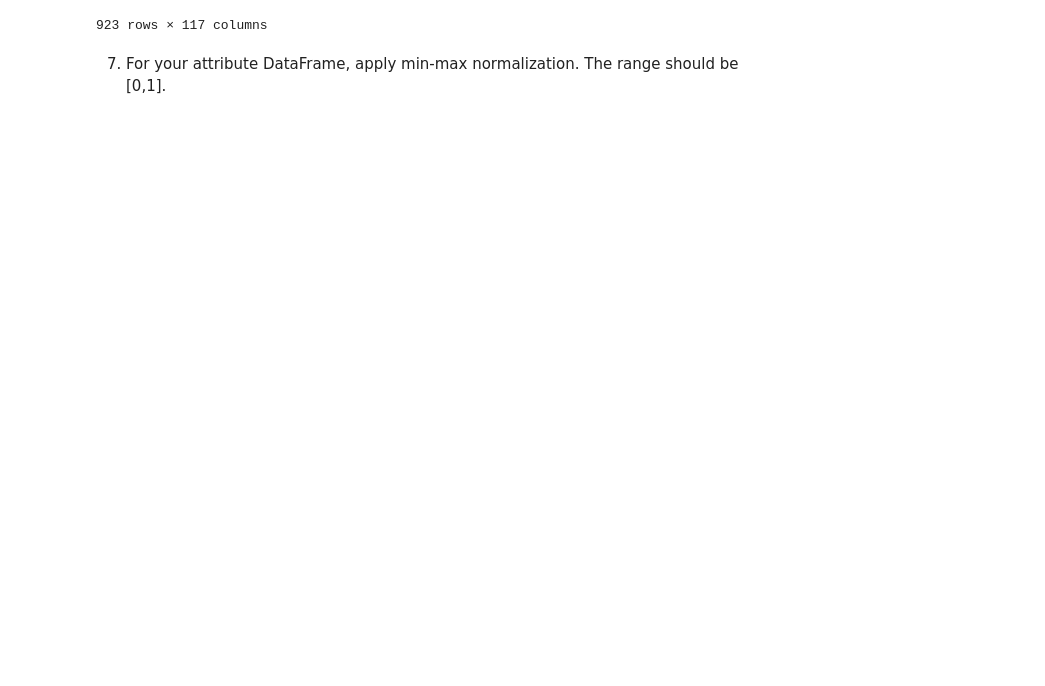
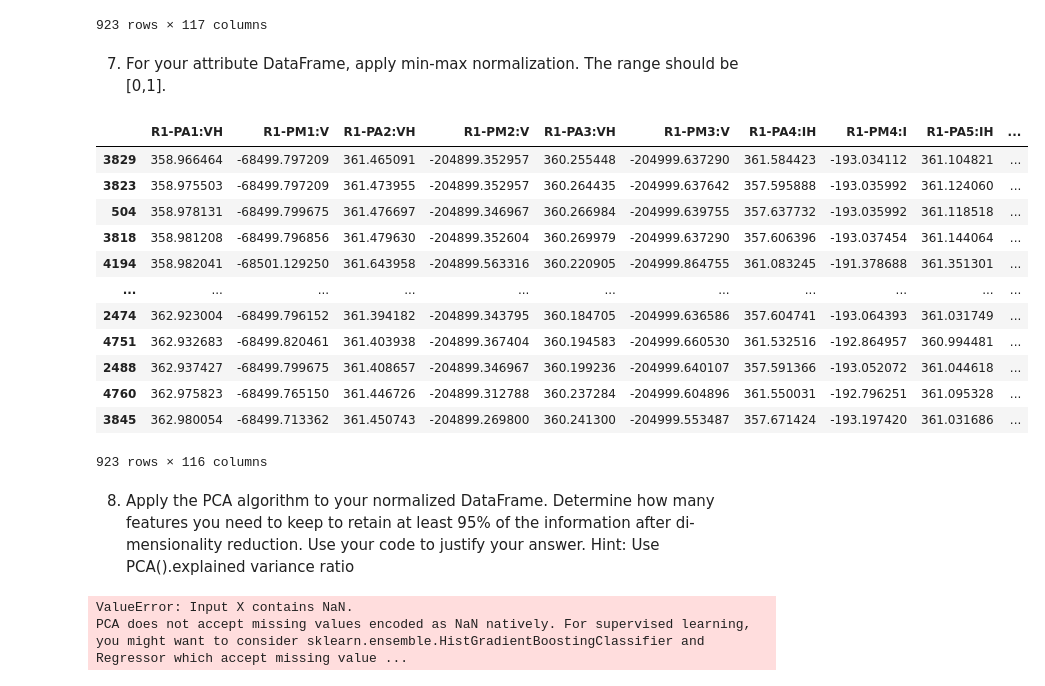
Before and after one commit to NyleLuza/fall2025, a Jupyter notebook: comp541/assignment2/main.ipynb, the cells around one changed output. Cells and saved outputs as stored; diff of their text form; code cells hidden in the pictures; blank space fills up the shorter version.

```diff
--- a/comp541/assignment2/main.ipynb
+++ b/comp541/assignment2/main.ipynb
@@ -179,3 +179,40 @@ filtered_data
 # %% [markdown]
 7. For your attribute DataFrame, apply min-max normalization. The range should be
 [0,1].
+# %%
+# equation -> ((x-min_a)/max_a - min_a)*(new_max_a - new_min_a) + new_min_a
+marker =  filtered_data["marker"] # save marker col
+flag = filtered_data["R4:S"] # save flag because it is binary either 0 or 1 doesnt need to be normalized
+filtered_data_normalized = filtered_data.iloc[:, 0:116].apply(lambda x: ((x-x.min())/x.max() - x.min()) * (1 + 1) - 1)
+filtered_data_normalized["R4:S"] = flag
+filtered_data_normalized
+# %% [output]
+|  | R1-PA1:VH | R1-PM1:V | R1-PA2:VH | R1-PM2:V | R1-PA3:VH | R1-PM3:V | R1-PA4:IH | R1-PM4:I | R1-PA5:IH | ... |
+| 3829 | 358.966464 | -68499.797209 | 361.465091 | -204899.352957 | 360.255448 | -204999.637290 | 361.584423 | -193.034112 | 361.104821 | ... |
+| 3823 | 358.975503 | -68499.797209 | 361.473955 | -204899.352957 | 360.264435 | -204999.637642 | 357.595888 | -193.035992 | 361.124060 | ... |
+| 504 | 358.978131 | -68499.799675 | 361.476697 | -204899.346967 | 360.266984 | -204999.639755 | 357.637732 | -193.035992 | 361.118518 | ... |
+| 3818 | 358.981208 | -68499.796856 | 361.479630 | -204899.352604 | 360.269979 | -204999.637290 | 357.606396 | -193.037454 | 361.144064 | ... |
+| 4194 | 358.982041 | -68501.129250 | 361.643958 | -204899.563316 | 360.220905 | -204999.864755 | 361.083245 | -191.378688 | 361.351301 | ... |
+| ... | ... | ... | ... | ... | ... | ... | ... | ... | ... | ... |
+| 2474 | 362.923004 | -68499.796152 | 361.394182 | -204899.343795 | 360.184705 | -204999.636586 | 357.604741 | -193.064393 | 361.031749 | ... |
+| 4751 | 362.932683 | -68499.820461 | 361.403938 | -204899.367404 | 360.194583 | -204999.660530 | 361.532516 | -192.864957 | 360.994481 | ... |
+| 2488 | 362.937427 | -68499.799675 | 361.408657 | -204899.346967 | 360.199236 | -204999.640107 | 357.591366 | -193.052072 | 361.044618 | ... |
+| 4760 | 362.975823 | -68499.765150 | 361.446726 | -204899.312788 | 360.237284 | -204999.604896 | 361.550031 | -192.796251 | 361.095328 | ... |
+| 3845 | 362.980054 | -68499.713362 | 361.450743 | -204899.269800 | 360.241300 | -204999.553487 | 357.671424 | -193.197420 | 361.031686 | ... |
+923 rows × 116 columns
+# %% [markdown]
+8. Apply the PCA algorithm to your normalized DataFrame. Determine how many
+features you need to keep to retain at least 95% of the information after di-
+mensionality reduction. Use your code to justify your answer. Hint: Use
+PCA().explained variance ratio
+# %%
+from sklearn.decomposition import PCA
+from sklearn.datasets import make_classification
+
+pca = PCA(n_components=0.95)
+x_pca = pca.fit_transform(filtered_data_normalized)
+expl_var = pca.explained_variance_ratio_
+print(expl_var)
+# %% [output]
+ValueError: Input X contains NaN.
+PCA does not accept missing values encoded as NaN natively. For supervised learning, you might want to consider sklearn.ensemble.HistGradientBoostingClassifier and Regressor which accept missing value ...
```
Also changed, not shown: parts of 2 cells of this notebook.
